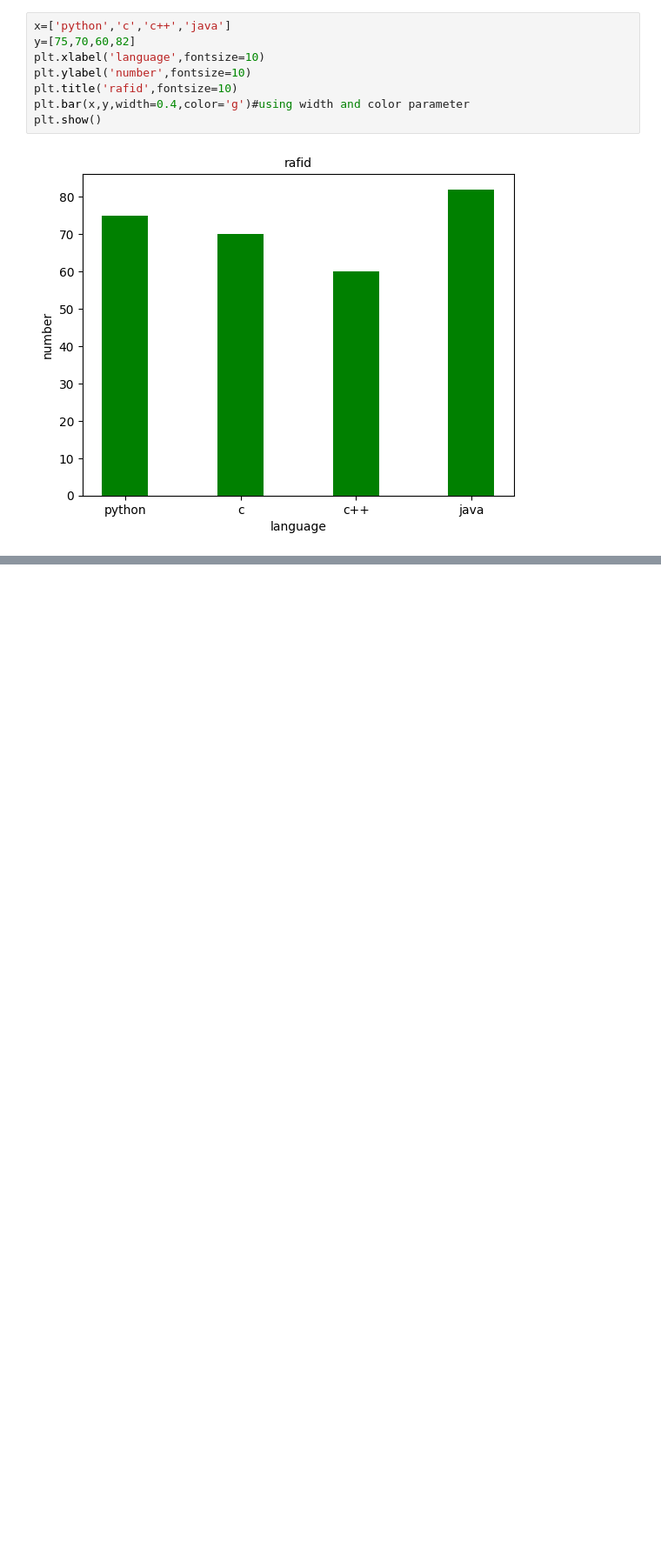
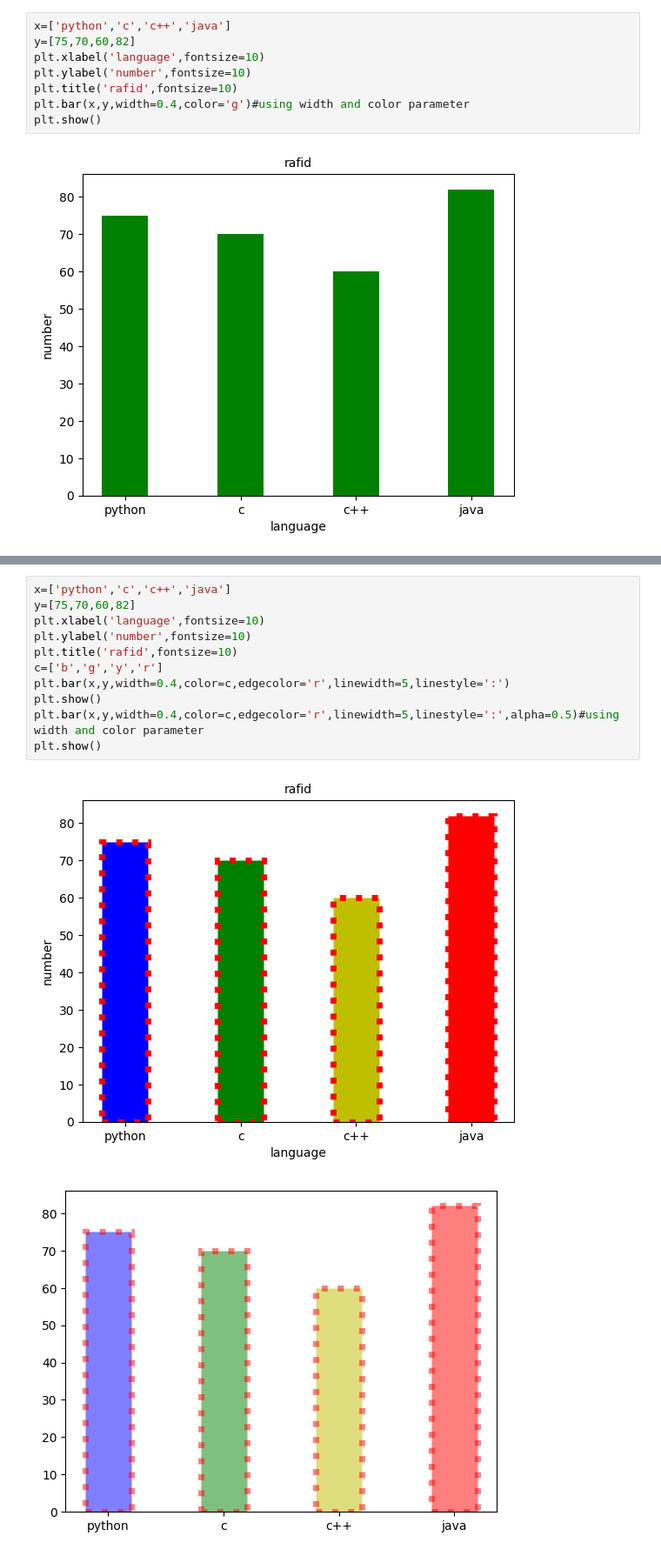
Before and after one commit to RBH2004/matplotlib, a Jupyter notebook: second.ipynb, the cells around one changed output, grey strips where cells are left out. Shown at 87% size. Saved outputs shown, nothing was run; the diff lists cells and outputs as text; blank space fills up the shorter version.

```diff
--- a/second.ipynb
+++ b/second.ipynb
@@ -21,0 +33,14 @@ plt.show()
+# %%
+x=['python','c','c++','java']
+y=[75,70,60,82]
+plt.xlabel('language',fontsize=10)
+plt.ylabel('number',fontsize=10)
+plt.title('rafid',fontsize=10)
+c=['b','g','y','r']
+plt.bar(x,y,width=0.4,color=c,edgecolor='r',linewidth=5,linestyle=':')
+plt.show()
+plt.bar(x,y,width=0.4,color=c,edgecolor='r',linewidth=5,linestyle=':',alpha=0.5)#using width and color parameter
+plt.show()
+# %% [output]
+[figure, added]
+[figure, added]
```
Also changed, not shown: parts of 1 cell of this notebook.
